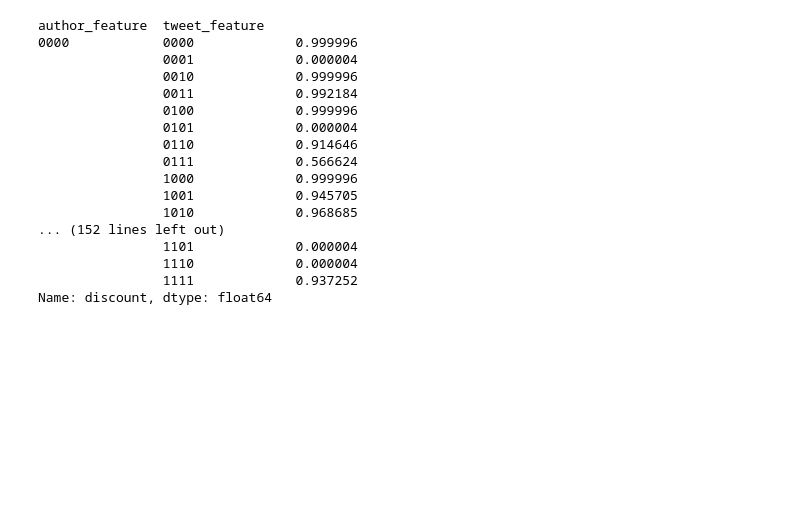
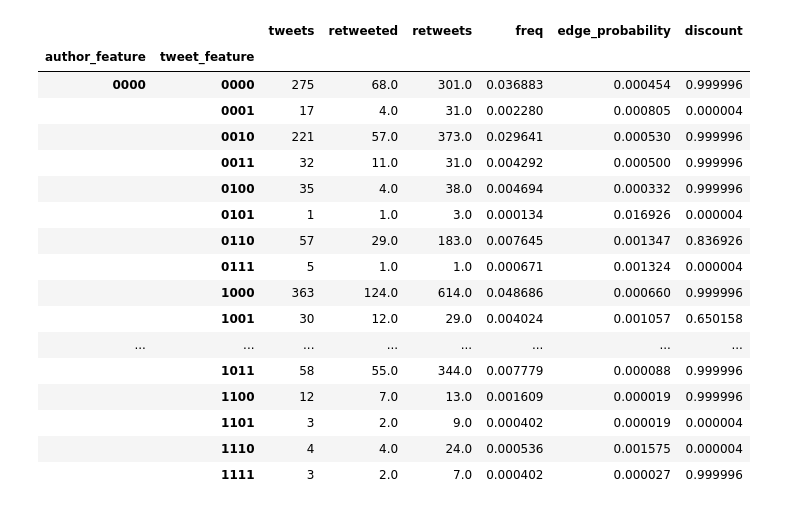
Before and after one commit to sarming/kpm, a Jupyter notebook: simulation.ipynb, the cells around one changed output. Cells and saved outputs as stored; diff of their text form; code cells hidden in the pictures; blank space fills up the shorter version.

```diff
--- a/simulation.ipynb
+++ b/simulation.ipynb
@@ -9,9 +13,9 @@ import graphs, read, propagation
 # %%
 datadir = '/Users/ian/Nextcloud'
 # datadir = '/home/sarming'
-# read.adjlist(f'{datadir}/anonymized_outer_graph_neos_20200311.adjlist',
+#read.adjlist(f'{datadir}/anonymized_outer_graph_neos_20200311.adjlist',
 #              save_as=f'{datadir}/outer_neos.npz')
-sim = propagation.Simulation(f'{datadir}/outer_neos.npz', f'{datadir}/authors_tweets_features_neos.csv' )
-tweets = sim.tweets
+sim = propagation.Simulation.from_files(f'{datadir}/outer_neos.npz', f'{datadir}/authors_tweets_features_neos.csv' )
 features = sim.features
-#sim.features=features
+params = sim.params
+stats = sim.stats
@@ -83,20 +84,2 @@ array(['0010'], dtype=object)
 # %%
-with pd.option_context("display.max_rows", 1000): display(features['discount'])
+with pd.option_context("display.max_rows", 1000): display(sim.features)
-# %% [output]
-author_feature  tweet_feature
-0000            0000             0.999996
-                0001             0.000004
-                0010             0.999996
-                0011             0.992184
-                0100             0.999996
-                0101             0.000004
-                0110             0.914646
-                0111             0.566624
-                1000             0.999996
-                1001             0.945705
-                1010             0.968685
-... (152 lines left out)
-                1101             0.000004
-                1110             0.000004
-                1111             0.937252
-Name: discount, dtype: float64
@@ -102,0 +97,21 @@ Name: discount, dtype: float64
+# %%
+with pd.option_context("display.max_rows", 1000): display(sim.features)
+# %% [output]
+|  |  | tweets | retweeted | retweets | freq | edge_probability | discount |
+| author_feature | tweet_feature |  |  |  |  |  |  |
+| 0000 | 0000 | 275 | 68.0 | 301.0 | 0.036883 | 0.000454 | 0.999996 |
+|  | 0001 | 17 | 4.0 | 31.0 | 0.002280 | 0.000805 | 0.000004 |
+|  | 0010 | 221 | 57.0 | 373.0 | 0.029641 | 0.000530 | 0.999996 |
+|  | 0011 | 32 | 11.0 | 31.0 | 0.004292 | 0.000500 | 0.999996 |
+|  | 0100 | 35 | 4.0 | 38.0 | 0.004694 | 0.000332 | 0.999996 |
+|  | 0101 | 1 | 1.0 | 3.0 | 0.000134 | 0.016926 | 0.000004 |
+|  | 0110 | 57 | 29.0 | 183.0 | 0.007645 | 0.001347 | 0.836926 |
+|  | 0111 | 5 | 1.0 | 1.0 | 0.000671 | 0.001324 | 0.000004 |
+|  | 1000 | 363 | 124.0 | 614.0 | 0.048686 | 0.000660 | 0.999996 |
+|  | 1001 | 30 | 12.0 | 29.0 | 0.004024 | 0.001057 | 0.650158 |
+| ... | ... | ... | ... | ... | ... | ... | ... |
+|  | 1011 | 58 | 55.0 | 344.0 | 0.007779 | 0.000088 | 0.999996 |
+|  | 1100 | 12 | 7.0 | 13.0 | 0.001609 | 0.000019 | 0.999996 |
+|  | 1101 | 3 | 2.0 | 9.0 | 0.000402 | 0.000019 | 0.000004 |
+|  | 1110 | 4 | 4.0 | 24.0 | 0.000536 | 0.001575 | 0.000004 |
+|  | 1111 | 3 | 2.0 | 7.0 | 0.000402 | 0.000027 | 0.999996 |
```
Also changed, not shown: parts of 22 cells of this notebook, 1 other file.
